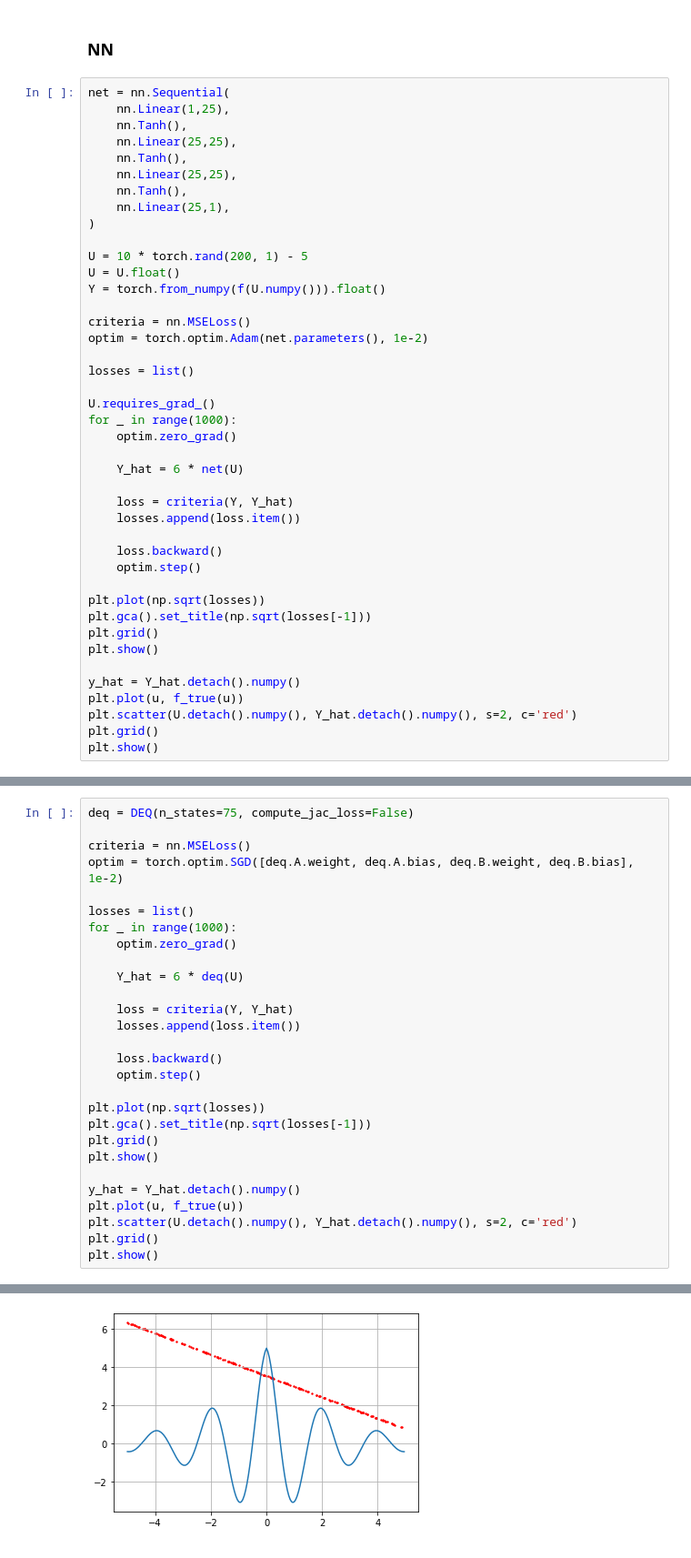
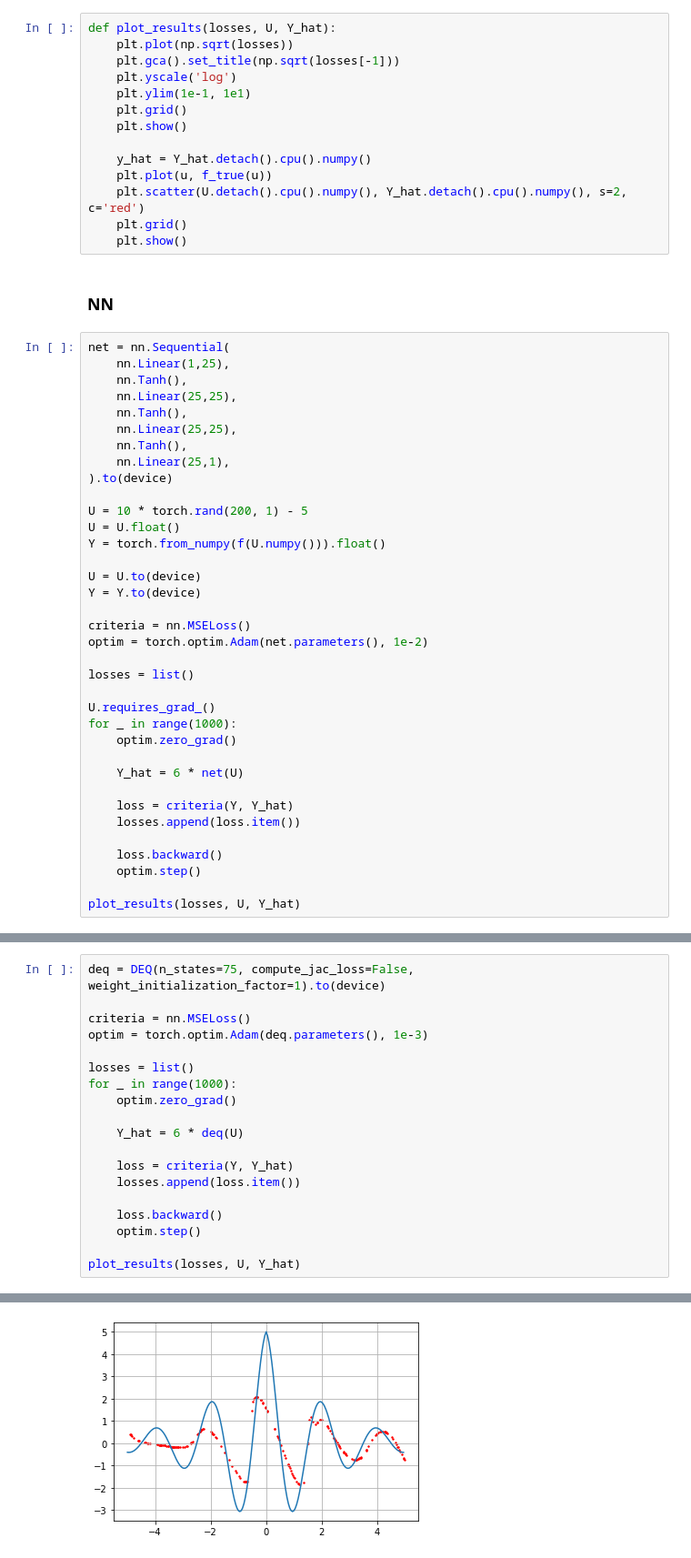
Before and after one commit to brunompacheco/pideq, a Jupyter notebook: notebooks/4.1-bmp-ghaoui-experiments.ipynb, the cells around one changed output, grey strips where cells are left out. Shown at 91% size. Cells and saved outputs as stored; diff of their text form.

```diff
--- a/notebooks/4.1-bmp-ghaoui-experiments.ipynb
+++ b/notebooks/4.1-bmp-ghaoui-experiments.ipynb
@@ -31,3 +36,17 @@ plt.show()
+# %%
+def plot_results(losses, U, Y_hat):
+    plt.plot(np.sqrt(losses))
+    plt.gca().set_title(np.sqrt(losses[-1]))
+    plt.yscale('log')
+    plt.ylim(1e-1, 1e1)
+    plt.grid()
+    plt.show()
+
+    y_hat = Y_hat.detach().cpu().numpy()
+    plt.plot(u, f_true(u))
+    plt.scatter(U.detach().cpu().numpy(), Y_hat.detach().cpu().numpy(), s=2, c='red')
+    plt.grid()
+    plt.show()
 # %% [markdown]
 ### NN
 # %%
@@ -39,11 +58,14 @@ net = nn.Sequential(
     nn.Linear(25,25),
     nn.Tanh(),
     nn.Linear(25,1),
-)
+).to(device)
 
 U = 10 * torch.rand(200, 1) - 5
 U = U.float()
 Y = torch.from_numpy(f(U.numpy())).float()
+
+U = U.to(device)
+Y = Y.to(device)
 
 criteria = nn.MSELoss()
 optim = torch.optim.Adam(net.parameters(), 1e-2)
@@ -62,14 +84,5 @@ for _ in range(1000):
     loss.backward()
     optim.step()
 
-plt.plot(np.sqrt(losses))
-plt.gca().set_title(np.sqrt(losses[-1]))
-plt.grid()
-plt.show()
-
-y_hat = Y_hat.detach().numpy()
-plt.plot(u, f_true(u))
-plt.scatter(U.detach().numpy(), Y_hat.detach().numpy(), s=2, c='red')
-plt.grid()
-plt.show()
+plot_results(losses, U, Y_hat)
 # %% [output]
@@ -82,8 +97,8 @@ plt.show()
 # %%
-deq = DEQ(n_states=75, compute_jac_loss=False)
+deq = DEQ(n_states=75, compute_jac_loss=False, weight_initialization_factor=1).to(device)
 
 criteria = nn.MSELoss()
-optim = torch.optim.SGD([deq.A.weight, deq.A.bias, deq.B.weight, deq.B.bias], 1e-2)
+optim = torch.optim.Adam(deq.parameters(), 1e-3)
 
 losses = list()
 for _ in range(1000):
@@ -97,14 +112,5 @@ for _ in range(1000):
     loss.backward()
     optim.step()
 
-plt.plot(np.sqrt(losses))
-plt.gca().set_title(np.sqrt(losses[-1]))
-plt.grid()
-plt.show()
-
-y_hat = Y_hat.detach().numpy()
-plt.plot(u, f_true(u))
-plt.scatter(U.detach().numpy(), Y_hat.detach().numpy(), s=2, c='red')
-plt.grid()
-plt.show()
+plot_results(losses, U, Y_hat)
 # %% [output]
@@ -112 +118 @@ plt.show()
-[figure, old version]
+[figure, new version]
```
Also changed, not shown: parts of 19 cells of this notebook.
